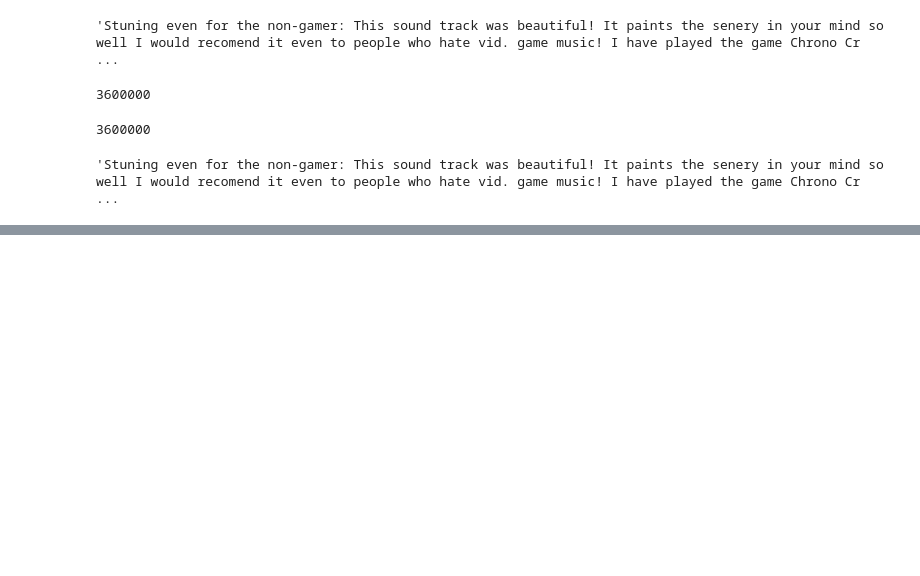
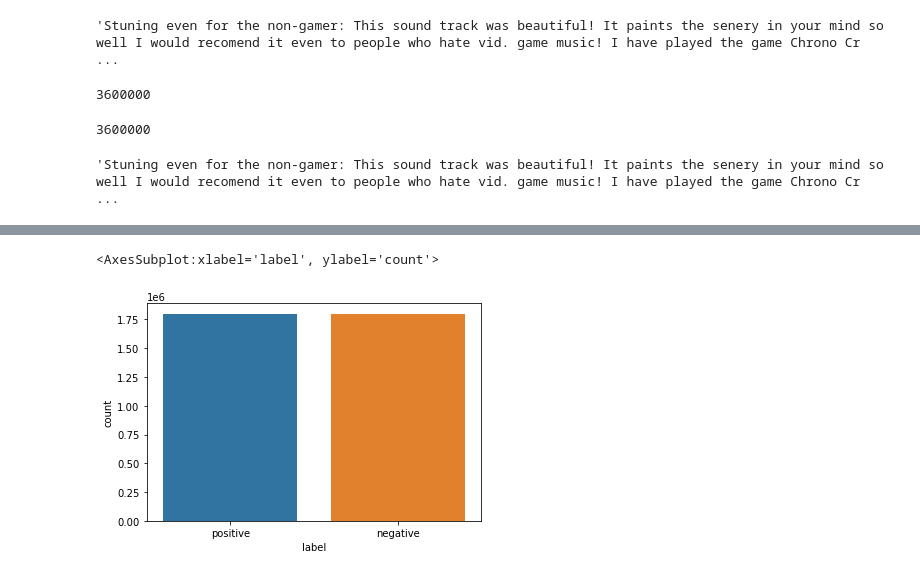
Before and after one commit to Amaki1/Amazon-Reviews, a Jupyter notebook: AmazonReviews.ipynb, the cells around one changed output, grey strips where cells are left out. Cells and saved outputs as stored; diff of their text form; code cells hidden in the pictures; blank space fills up the shorter version.

```diff
--- a/AmazonReviews.ipynb
+++ b/AmazonReviews.ipynb
@@ -72,0 +110,5 @@ data.sample(5)
+# %%
+sns.countplot(x=data['label'])
+# %% [output]
+<AxesSubplot:xlabel='label', ylabel='count'>
+[figure, added]
```
Also changed, not shown: parts of 21 cells of this notebook.
